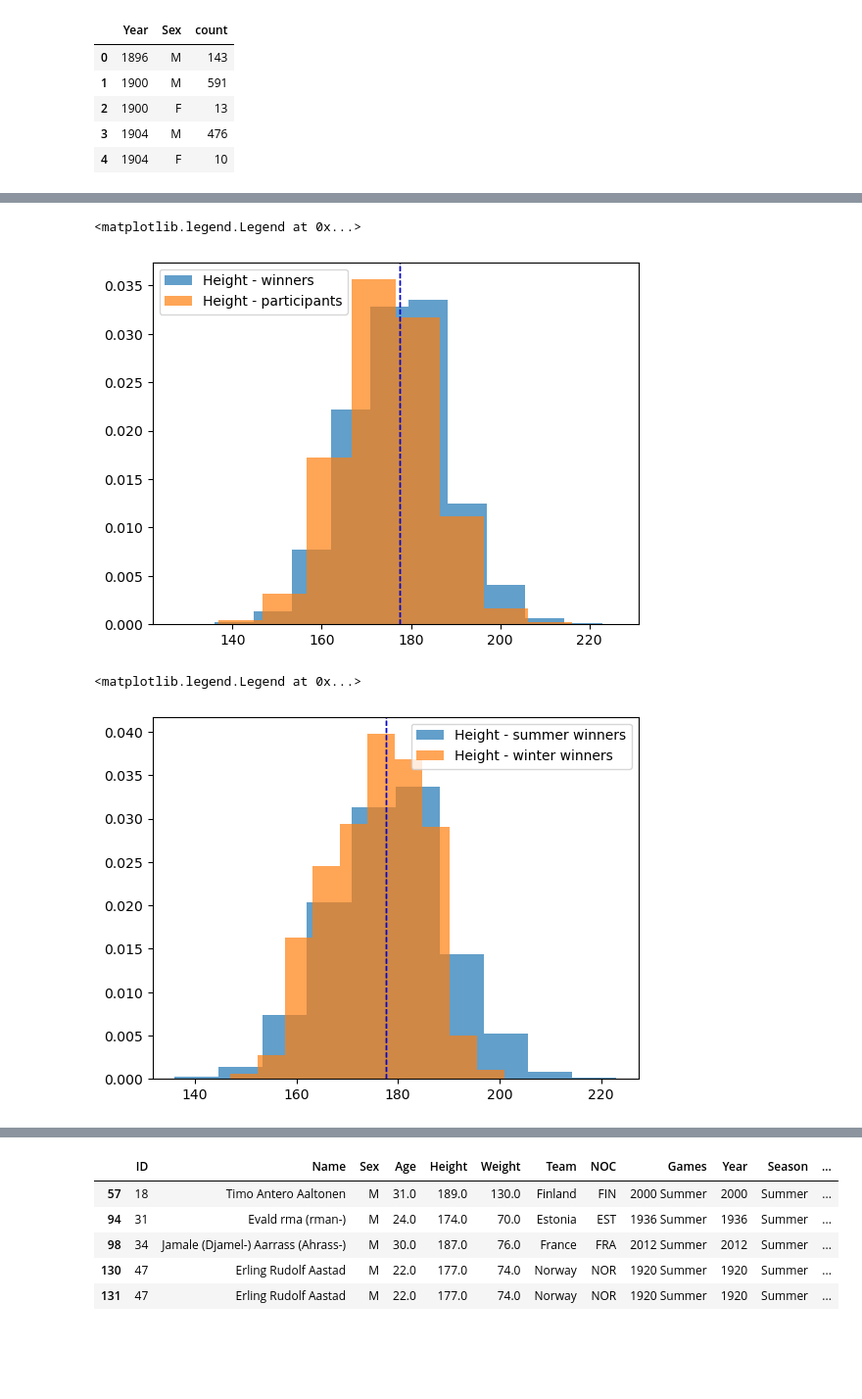
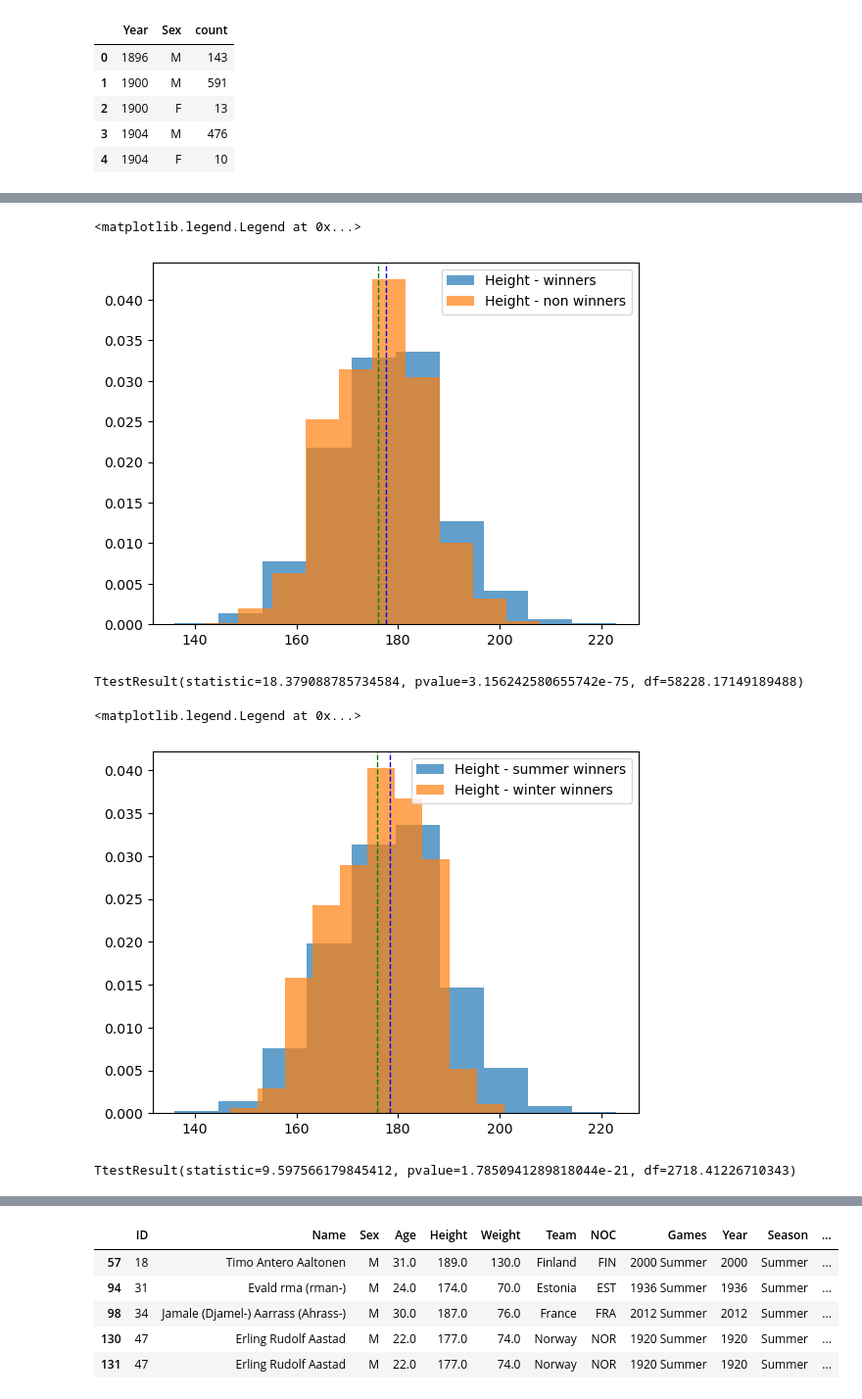
Before and after one commit to soumyaranjanswaincan/Olympic-Data-Analysis, a Jupyter notebook: Olympic Data Analysis/athelete.ipynb, the cells around one changed output, grey strips where cells are left out. Shown at 98% size. Drawn from its saved outputs; the diff is of its cells as text; code cells hidden in the pictures; blank space fills up the shorter version.

```diff
--- a/Olympic Data Analysis/athelete.ipynb
+++ b/Olympic Data Analysis/athelete.ipynb
@@ -145,3 +140,6 @@ plt.show()
+# %%
+# Data cleanup for Age, Height and Weight
+athelete_merged_df.dropna(subset=['Age', 'Weight', 'Height'], inplace=True)
 # %%
 # Generate a box plot that shows the distrubution of the total male and female participants.
 athelete_clean_df = athelete_merged_df[athelete_merged_df['Age'].notnull()]
@@ -197,4 +199,4 @@ plt.legend()
 # %%
-athelete_participants_df = athelete_merged_df[athelete_merged_df['Medal']=='DNW']
+athelete_non_winners_df = athelete_merged_df[athelete_merged_df['Medal']=='DNW']
 # %%
 plt.hist(athelete_winners_df['Age'], 10, density=True, alpha=0.7, label="Age - winners")
@@ -208,21 +214,29 @@ plt.legend()
 # %%
 plt.hist(athelete_winners_df['Height'], 10, density=True, alpha=0.7, label="Height - winners")
-plt.hist(athelete_participants_df['Height'], 10, density=True, alpha=0.7, label="Height - participants")
-plt.axvline(athelete_winners_df['Height'].mean(), color='k', linestyle='dashed', linewidth=1)
+plt.hist(athelete_non_winners_df['Height'], 10, density=True, alpha=0.7, label="Height - non winners")
 plt.axvline(athelete_winners_df['Height'].mean(), color='b', linestyle='dashed', linewidth=1)
+plt.axvline(athelete_non_winners_df['Height'].mean(), color='g', linestyle='dashed', linewidth=1)
 plt.legend()
 # %% [output]
 <matplotlib.legend.Legend at 0x...>
-[figure, old version]
+[figure, new version]
+# %%
+stats.ttest_ind(athelete_winners_df['Height'], athelete_non_winners_df['Height'], equal_var=False)
+# %% [output]
+TtestResult(statistic=18.379088785734584, pvalue=3.156242580655742e-75, df=58228.17149189488)
 # %%
 plt.hist(athelete_gold_winners_summer_df['Height'], 10, density=True, alpha=0.7, label="Height - summer winners")
 plt.hist(athelete_gold_winners_winter_df['Height'], 10, density=True, alpha=0.7, label="Height - winter winners")
-plt.axvline(athelete_winners_df['Height'].mean(), color='k', linestyle='dashed', linewidth=1)
-plt.axvline(athelete_winners_df['Height'].mean(), color='b', linestyle='dashed', linewidth=1)
+plt.axvline(athelete_gold_winners_summer_df['Height'].mean(), color='b', linestyle='dashed', linewidth=1)
+plt.axvline(athelete_gold_winners_winter_df['Height'].mean(), color='g', linestyle='dashed', linewidth=1)
 plt.legend()
 # %% [output]
 <matplotlib.legend.Legend at 0x...>
-[figure, old version]
+[figure, new version]
+# %%
+stats.ttest_ind(athelete_gold_winners_summer_df['Height'], athelete_gold_winners_winter_df['Height'], equal_var=False)
+# %% [output]
+TtestResult(statistic=9.597566179845412, pvalue=1.7850941289818044e-21, df=2718.41226710343)
 # %%
 # dropm notes column
 athelete_winners_df = athelete_winners_df.drop(columns='notes')
```
Also changed, not shown: parts of 9 cells of this notebook, 1 other file.
